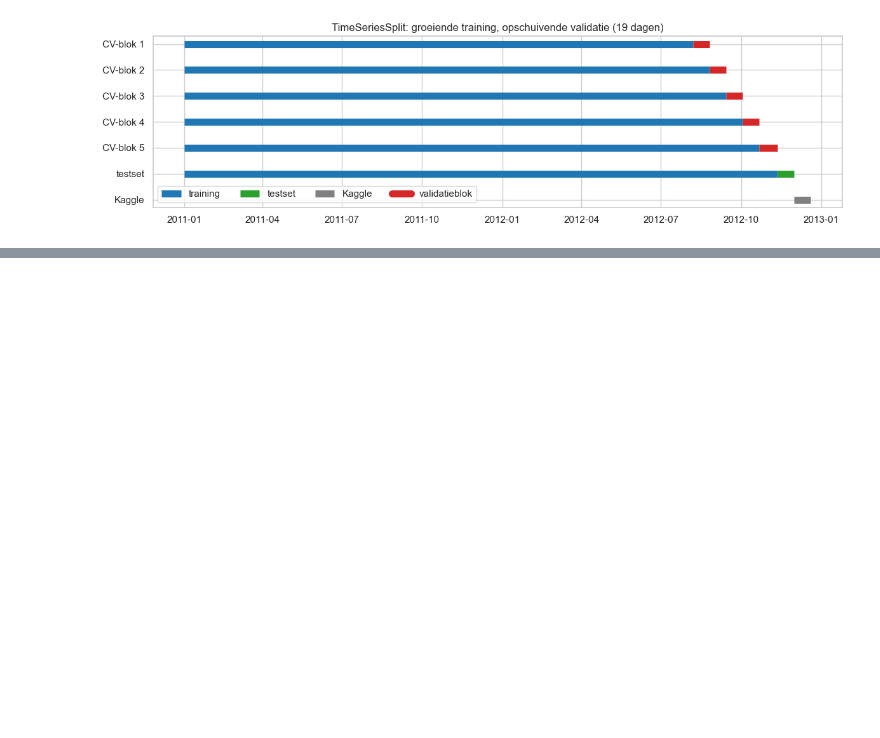
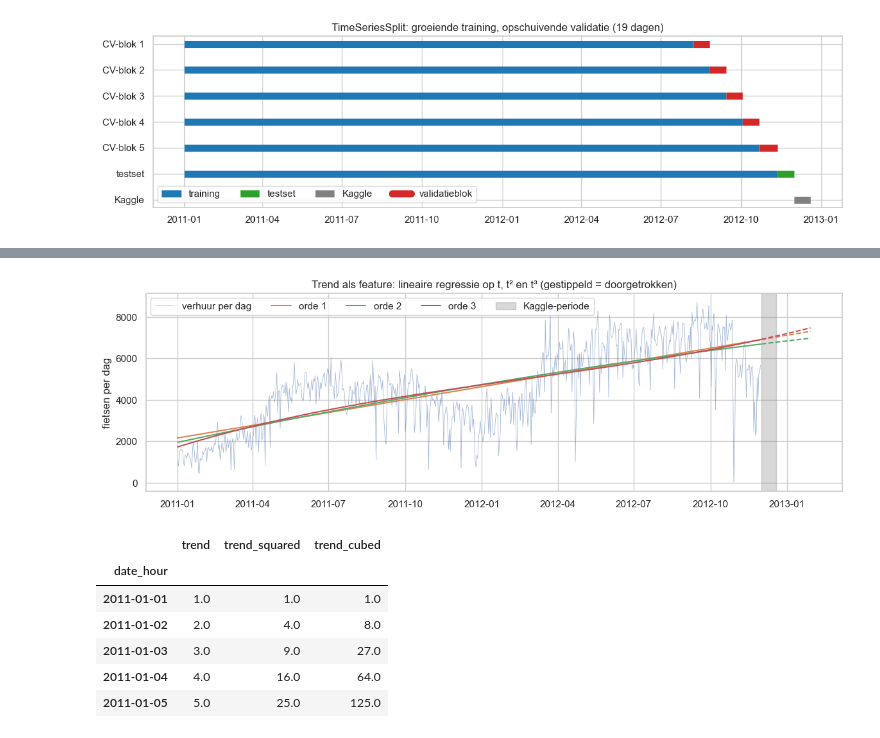
Before and after one commit to AlishaSR2k5/verhuuraantallen-voorspellen, a Jupyter notebook: notebook.ipynb, the cells around one changed output, grey strips where cells are left out. Drawn from its saved outputs; the diff is of its cells as text; code cells hidden in the pictures; blank space fills up the shorter version.

```diff
--- a/notebook.ipynb
+++ b/notebook.ipynb
@@ -806,0 +1206,32 @@ plot_cv_folds(df_model.index, df_kaggle.index)
+# %%
+# Trend van orde 1, 2 en 3 op de verhuur per dag
+future_days = pd.date_range('2012-12-01', periods=60, freq='D')
+fig, ax = plt.subplots(figsize=(14, 4))
+ax.plot(daily.index, daily.values, lw=0.6, alpha=0.5,
+        label='verhuur per dag')
+for order in [1, 2, 3]:
+    dp = DeterministicProcess(index=daily.index, constant=False,
+                              order=order, drop=True)
+    lr = LinearRegression().fit(dp.in_sample(), daily)
+    fit = lr.predict(dp.in_sample())
+    extra = lr.predict(dp.out_of_sample(steps=60,
+                                        forecast_index=future_days))
+    line = ax.plot(daily.index, fit, label=f'orde {order}')
+    ax.plot(future_days, extra, ls='--', color=line[0].get_color())
+ax.axvspan(future_days[0], future_days[18], color='grey', alpha=0.3,
+           label='Kaggle-periode')
+ax.set_ylabel('fietsen per dag')
+ax.set_title('Trend als feature: lineaire regressie op t, t² en t³ '
+             '(gestippeld = doorgetrokken)')
+ax.legend(ncol=5)
+plt.show()
+dp.in_sample().head()
+# %% [output]
+[figure, added]
+|  | trend | trend_squared | trend_cubed |
+| date_hour |  |  |  |
+| 2011-01-01 | 1.0 | 1.0 | 1.0 |
+| 2011-01-02 | 2.0 | 4.0 | 8.0 |
+| 2011-01-03 | 3.0 | 9.0 | 27.0 |
+| 2011-01-04 | 4.0 | 16.0 | 64.0 |
+| 2011-01-05 | 5.0 | 25.0 | 125.0 |
```
Also changed, not shown: parts of 11 cells of this notebook.
